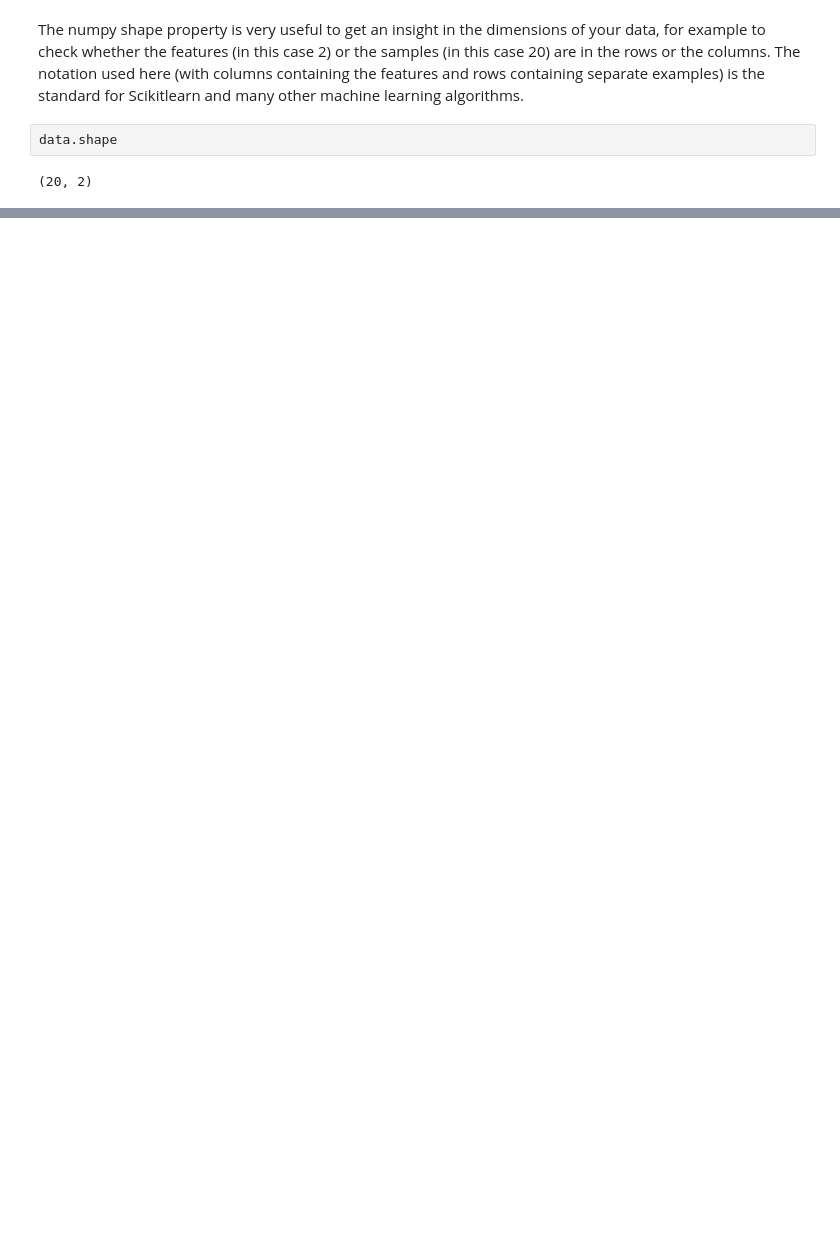
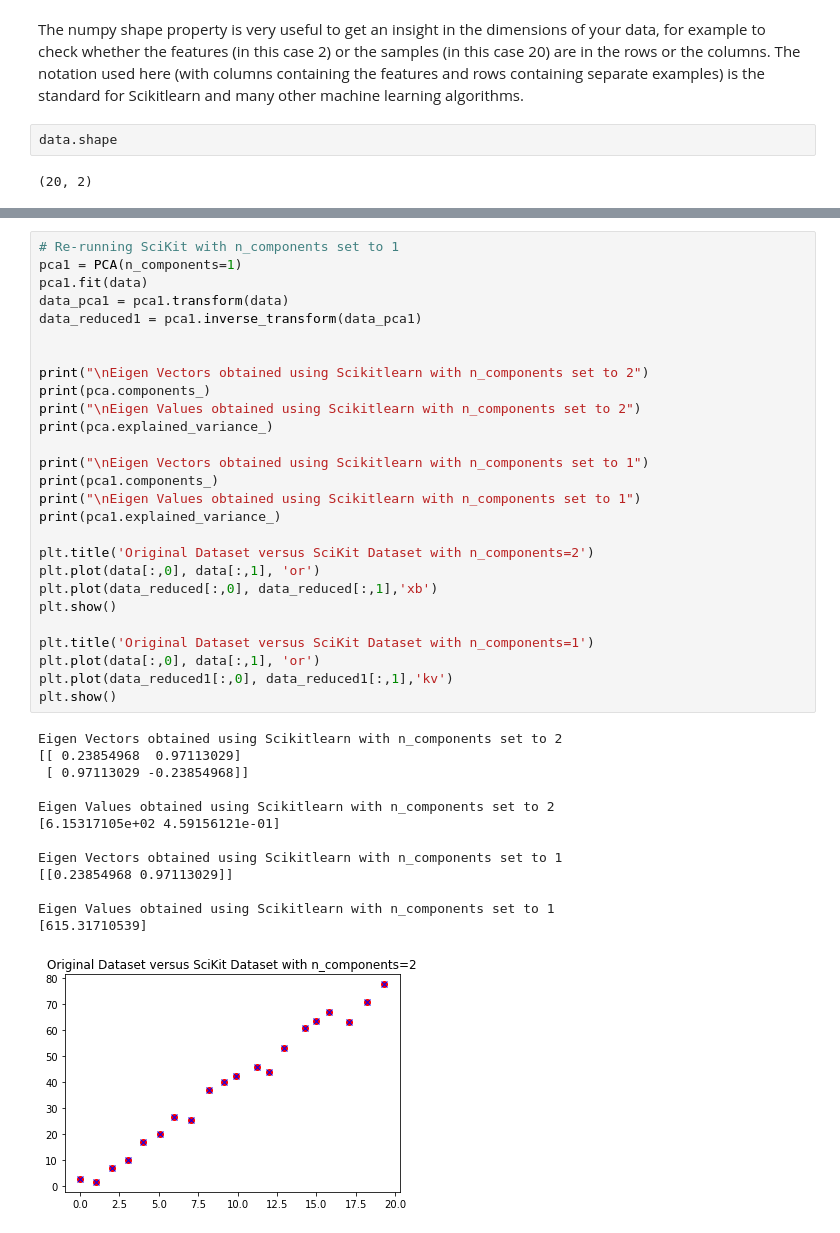
Before and after one commit to vipulpopat/MSCAI_CE4021_Week5, a Jupyter notebook: Etivity5.ipynb, the cells around one changed output, grey strips where cells are left out. Drawn from its saved outputs; the diff is of its cells as text; blank space fills up the shorter version.

```diff
--- a/Etivity5.ipynb
+++ b/Etivity5.ipynb
@@ -256,0 +197,41 @@ print(B)
+# %%
+# Re-running SciKit with n_components set to 1
+pca1 = PCA(n_components=1)
+pca1.fit(data)
+data_pca1 = pca1.transform(data)
+data_reduced1 = pca1.inverse_transform(data_pca1)
+
+
+print("\nEigen Vectors obtained using Scikitlearn with n_components set to 2")
+print(pca.components_)
+print("\nEigen Values obtained using Scikitlearn with n_components set to 2")
+print(pca.explained_variance_)
+
+print("\nEigen Vectors obtained using Scikitlearn with n_components set to 1")
+print(pca1.components_)
+print("\nEigen Values obtained using Scikitlearn with n_components set to 1")
+print(pca1.explained_variance_)
+
+plt.title('Original Dataset versus SciKit Dataset with n_components=2')
+plt.plot(data[:,0], data[:,1], 'or')
+plt.plot(data_reduced[:,0], data_reduced[:,1],'xb')
+plt.show()
+
+plt.title('Original Dataset versus SciKit Dataset with n_components=1')
+plt.plot(data[:,0], data[:,1], 'or')
+plt.plot(data_reduced1[:,0], data_reduced1[:,1],'kv')
+plt.show()
+# %% [output]
+Eigen Vectors obtained using Scikitlearn with n_components set to 2
+[[ 0.23854968  0.97113029]
+ [ 0.97113029 -0.23854968]]
+
+Eigen Values obtained using Scikitlearn with n_components set to 2
+[6.15317105e+02 4.59156121e-01]
+
+Eigen Vectors obtained using Scikitlearn with n_components set to 1
+[[0.23854968 0.97113029]]
+
+Eigen Values obtained using Scikitlearn with n_components set to 1
+[615.31710539]
+[figure, added]
```
Also changed, not shown: parts of 9 cells of this notebook.
